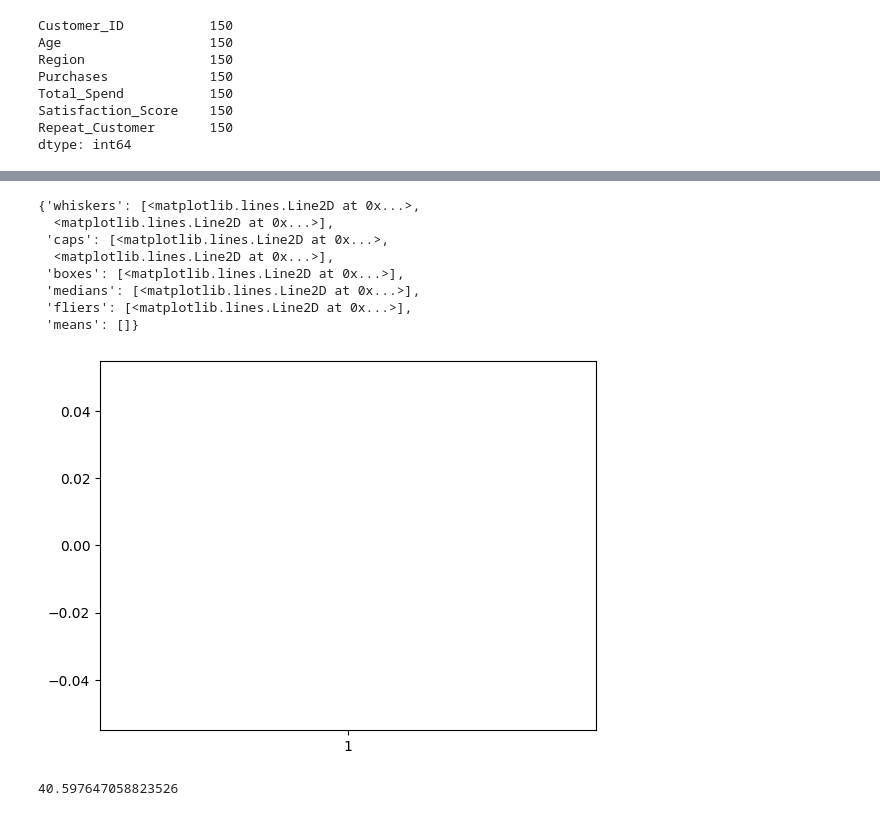
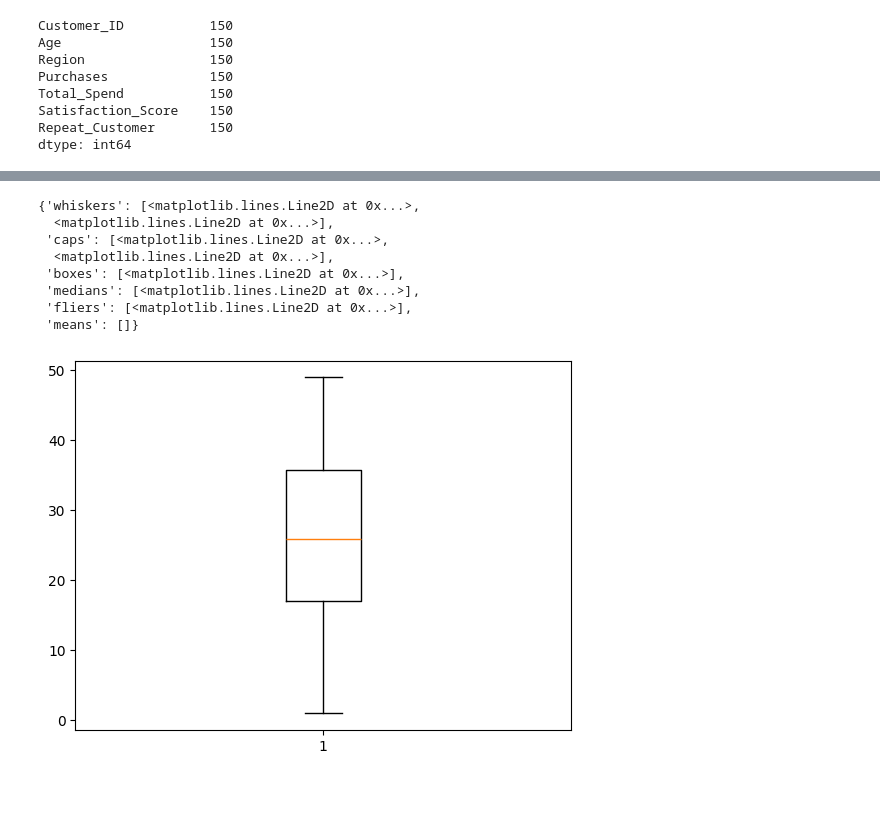
Before and after one commit to SafehEmmanuela/Final-Project, a Jupyter notebook: Final Project.ipynb, the cells around one changed output, grey strips where cells are left out. Cells and saved outputs as stored; diff of their text form; code cells hidden in the pictures.

```diff
--- a/Final Project.ipynb
+++ b/Final Project.ipynb
@@ -99,0 +58,3 @@ print(p)
+# %%
+y["Customer_ID"]= range(y["Customer_ID"]. min().astype(int), y["Customer_ID"].min().astype(int)+ len(y))
+y
@@ -99,0 +75,3 @@ print(p)
+# %%
+y["Age"].fillna(y["Age"].mean(), inplace=True)
+y
@@ -99,0 +102,3 @@ print(p)
+# %%
+y["Region"].fillna(y["Region"].mode()[0], inplace=True)
+y
@@ -100,2 +125,5 @@ print(p)
 # %%
 import matplotlib.pyplot as plt
+# %%
+y["Purchases"].fillna(y["Purchases"].mean(), inplace=True)
+y
@@ -102,19 +150,12 @@ import matplotlib.pyplot as plt
 # %%
-plt.boxplot(y["Age"])
+plt.boxplot(y["Purchases"])
 # %% [output]
 {'whiskers': [<matplotlib.lines.Line2D at 0x...>,
   <matplotlib.lines.Line2D at 0x...>],
  'caps': [<matplotlib.lines.Line2D at 0x...>,
   <matplotlib.lines.Line2D at 0x...>],
  'boxes': [<matplotlib.lines.Line2D at 0x...>],
  'medians': [<matplotlib.lines.Line2D at 0x...>],
  'fliers': [<matplotlib.lines.Line2D at 0x...>],
  'means': []}
-[figure, old version]
+[figure, new version]
-# %%
-mean1= y["Age"].mean()
-mean2= y["Purchases"].mean()
-
-print(mean1)
-# %% [output]
-40.597647058823526
```
Also changed, not shown: parts of 18 cells of this notebook.
